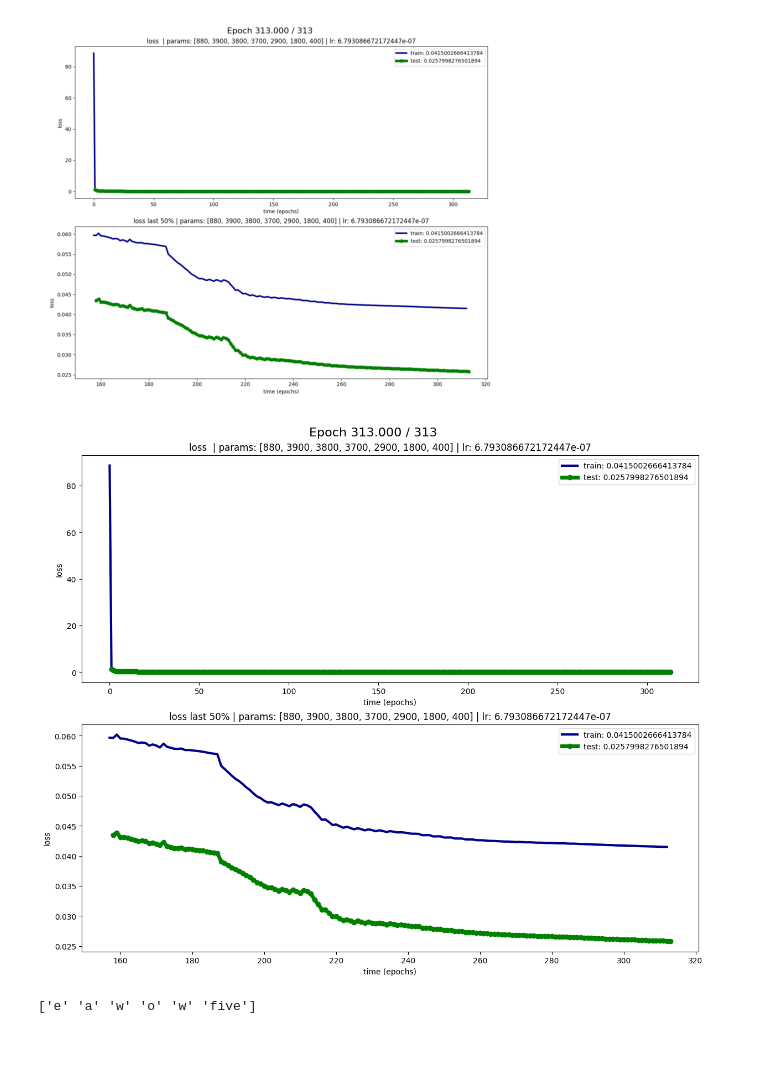
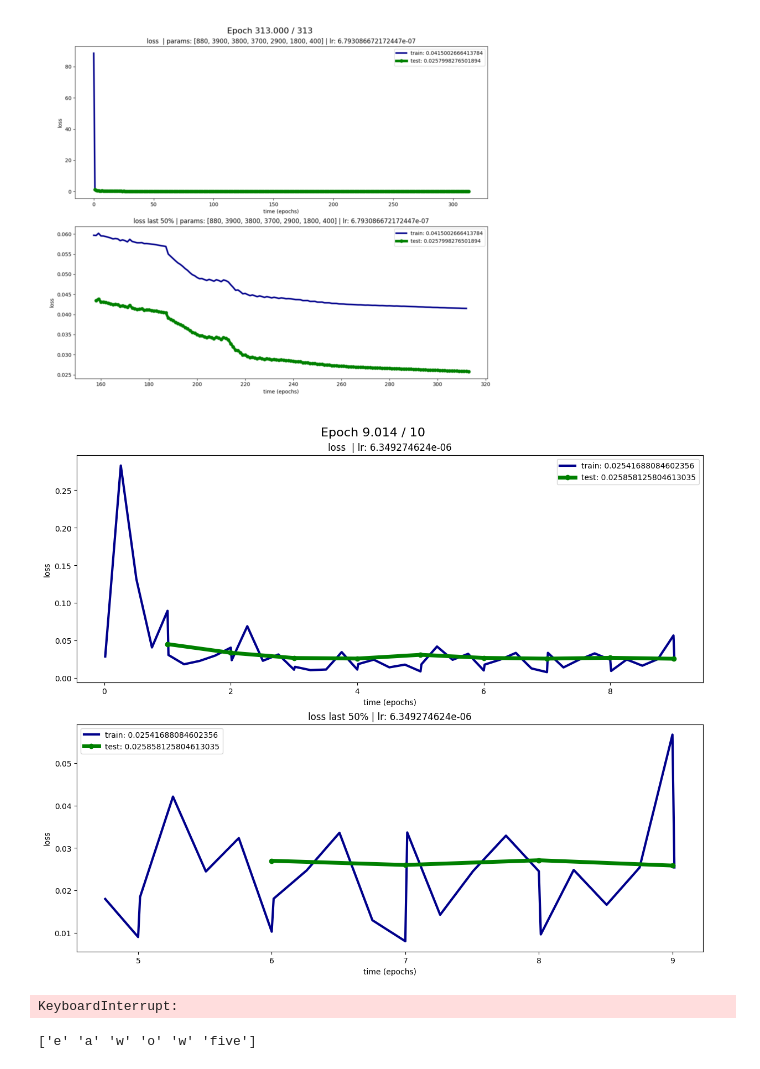
Before and after one commit to flydzen/diploma, a Jupyter notebook: main_difuse.ipynb, the cells around one changed output. Saved outputs shown, nothing was run; the diff lists cells and outputs as text; code cells hidden in the pictures.

```diff
--- a/main_difuse.ipynb
+++ b/main_difuse.ipynb
@@ -145,11 +102,11 @@ show_sampled(dataloader.x_test[1])
 ## Определение рисователя прогресса
 # %%
 class Progresser:
-    def __init__(self, split_num=4):
+    def __init__(self, _train_dataloader, split_num=4):
         self.epoch = 0
         self.train_ts, self.train_loss = [], []
         self.test_ts, self.test_loss = [], []
-        self.interval = len(dataloader) // split_num
+        self.interval = len(_train_dataloader) // split_num
 
     def show_progress(self, t, epochs, save_to=None, info: Optional[dict] = None):
         display.clear_output(wait=True)
@@ -207,7 +164,7 @@ class Progresser:
         self.epoch = 0
 
 
-progresser = Progresser()
+progresser = Progresser(train_dataloader)
 # %% [markdown]
 ## Определение моделей
 # %% [markdown]
@@ -413,22 +367,20 @@ class UCAE(nn.Module):
             x = layer(x, t)
         return x
 
-    def loss(self):
-        def _inner(y_hat, y):
-            return ((y - y_hat)**2).mean(axis=0).sum()
+    def loss(self, y, y_hat):
+        return F.mse_loss(y_hat, y, reduction='sum') / y.shape[0]
 
-        return _inner
 
-    def train_fn(self, epoch, epochs, dataloader, loss_fn, optimizer, scheduler, pbar=None, show=True):
+    def train_fn(self, epoch, epochs, dataloader, optimizer, scheduler, pbar=None, show=True):
         self.train()
         num_batches = len(dataloader)
-        for batch, (inp_data, labels) in enumerate(dataloader.iterate()):
+        for batch, (inp_data, labels) in enumerate(dataloader):
             inp_data = torch.Tensor(inp_data).to(device)
             labels = labels2one_hot(labels).to(device)
             t = torch.zeros([len(labels)]).to(device)
 
             output = self(inp_data, labels, t)
-            loss = loss_fn(output, inp_data)
+            loss = self.loss(output, inp_data)
 
             optimizer.zero_grad()
             loss.backward()
@@ -444,16 +396,16 @@ class UCAE(nn.Module):
         scheduler.step()
 
     @torch.no_grad()
-    def test_fn(self, epoch, epochs, dataloader, loss_fn, show=True):
+    def test_fn(self, epoch, epochs, dataloader, show=True):
         self.eval()
         tmp_test_loss = []
-        for inp_data, labels in dataloader.iterate_test():
+        for inp_data, labels in dataloader:
             inp_data = torch.Tensor(inp_data).to(device)
             labels = labels2one_hot(labels).to(device)
             t = torch.zeros([len(labels)], dtype=torch.int64).to(device)
 
             result = self(inp_data, labels, t)
-            loss = loss_fn(result, inp_data)
+            loss = self.loss(result, inp_data)
 
             tmp_test_loss.append(loss.item())
 
@@ -485,7 +437,7 @@ def labels2one_hot(labels):
     return F.one_hot(labels2num(labels), num_classes=ONE_HOT_LEN)
 
 
-def run(model, dataloader, optimizer, scheduler, epochs, params, batch_size, _epoch=0, run_name=None, trial=None, save=True):
+def run(model, train_dl, test_dl, optimizer, scheduler, epochs, params, _epoch=0, run_name=None, trial=None, save=True):
     class_name = model.__class__.__name__
     if run_name is None:
         run_name = f'{class_name}_{SVG.ENCODE_HEIGHT}_{",".join(map(str, params))}'
@@ -494,10 +446,7 @@ def run(model, dataloader, optimizer, scheduler, epochs, params, batch_size, _ep
     loss_img_path = str(save_folder / '_loss.png') if save else None
     save_folder.mkdir(parents=True, exist_ok=True)
     plt.clf()
-    file_format = 'svg'
     max_epoch = progresser.epoch + epochs
-    loss_fn = model.loss()
-    dataloader.batch_size = batch_size
 
     if trial is None:
         pbar = trange(progresser.epoch, max_epoch)
@@ -506,8 +455,8 @@ def run(model, dataloader, optimizer, scheduler, epochs, params, batch_size, _ep
         pbar = None
         rng = range(progresser.epoch, max_epoch)
     for _epoch in rng:
-        model.train_fn(_epoch, max_epoch, dataloader, loss_fn, optimizer, scheduler, pbar, show=True)
-        model.test_fn(_epoch + 1, max_epoch, dataloader, loss_fn, show=True)
+        model.train_fn(_epoch, max_epoch, train_dl, optimizer, scheduler, pbar, show=True)
+        model.test_fn(_epoch + 1, max_epoch, test_dl, show=True)
 
         if save:
             torch.save(model.state_dict(), save_folder / 'ckpt.pt')
@@ -528,8 +477,6 @@ def setup_maker(model_type):
             model = CAE(params, ONE_HOT_LEN, line_size).to(device)
         elif model_type == 'ucae':
             model = UCAE(params, ONE_HOT_LEN).to(device)
-        elif model_type == 'ae':
-            model = AE(params).to(device)
         else:
             raise Exception('Unexpected model type')
 
@@ -542,7 +489,6 @@ def setup_maker(model_type):
 
     return _inner
 
-setup_ae = setup_maker('ae')
 setup_cae = setup_maker('cae')
 setup_ucae = setup_maker('ucae')
 # %% [markdown]
@@ -600,7 +546,7 @@ study.optimize(run_for_search, n_trials=7, show_progress_bar=True)
 GLIPH_WIDTH = 400
 params = [SVG.ENCODE_HEIGHT * SVG.ENCODE_WIDTH, 3900, 3800, 3700, 2900, 1800, GLIPH_WIDTH]
 
-lr = 2e-5
+lr = 7e-6
 # lr = 2.8e-7
 
 model_cae_path = f'models/CAE/CAE_{SVG.ENCODE_HEIGHT}_{",".join(map(str,params))}/ckpt.pt'
@@ -644,16 +590,17 @@ CAE(
 # %%
 #!g1.4
 run(
     model=model_cae,
-    dataloader=dataloader,
+    train_dl=train_dataloader,
+    test_dl=test_dataloader,
     optimizer=optimizer,
     scheduler=scheduler,
-    epochs=300,
+    epochs=10,
     params=params,
-    batch_size=256,
 )
 # %% [output]
-[figure, old version]
+[figure, new version]
+KeyboardInterrupt:
 # %%
 imgs_num = 6
 plt.figure(figsize=(3 * imgs_num, 8))
```
Also changed, not shown: parts of 8 cells of this notebook, 2 other files.
